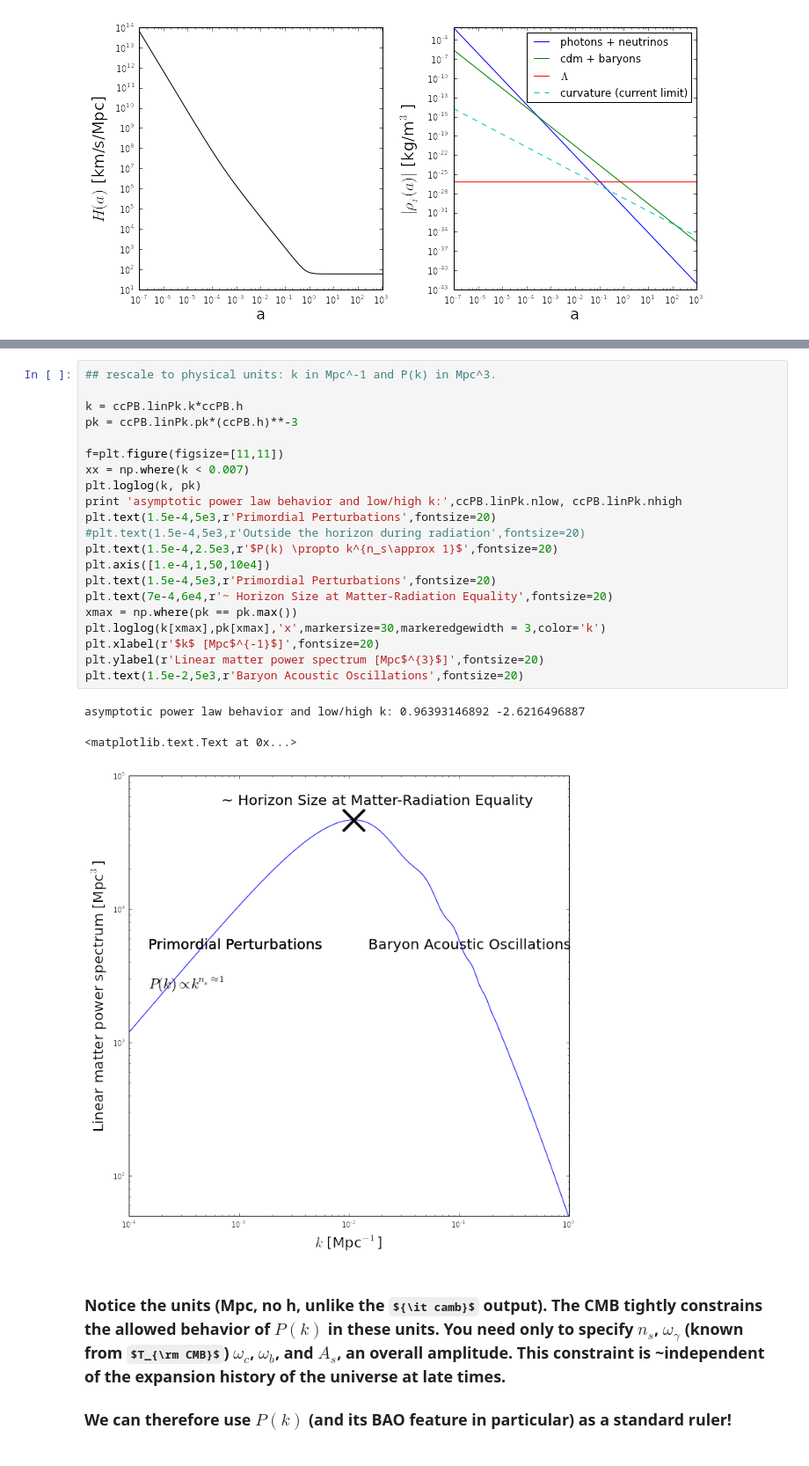
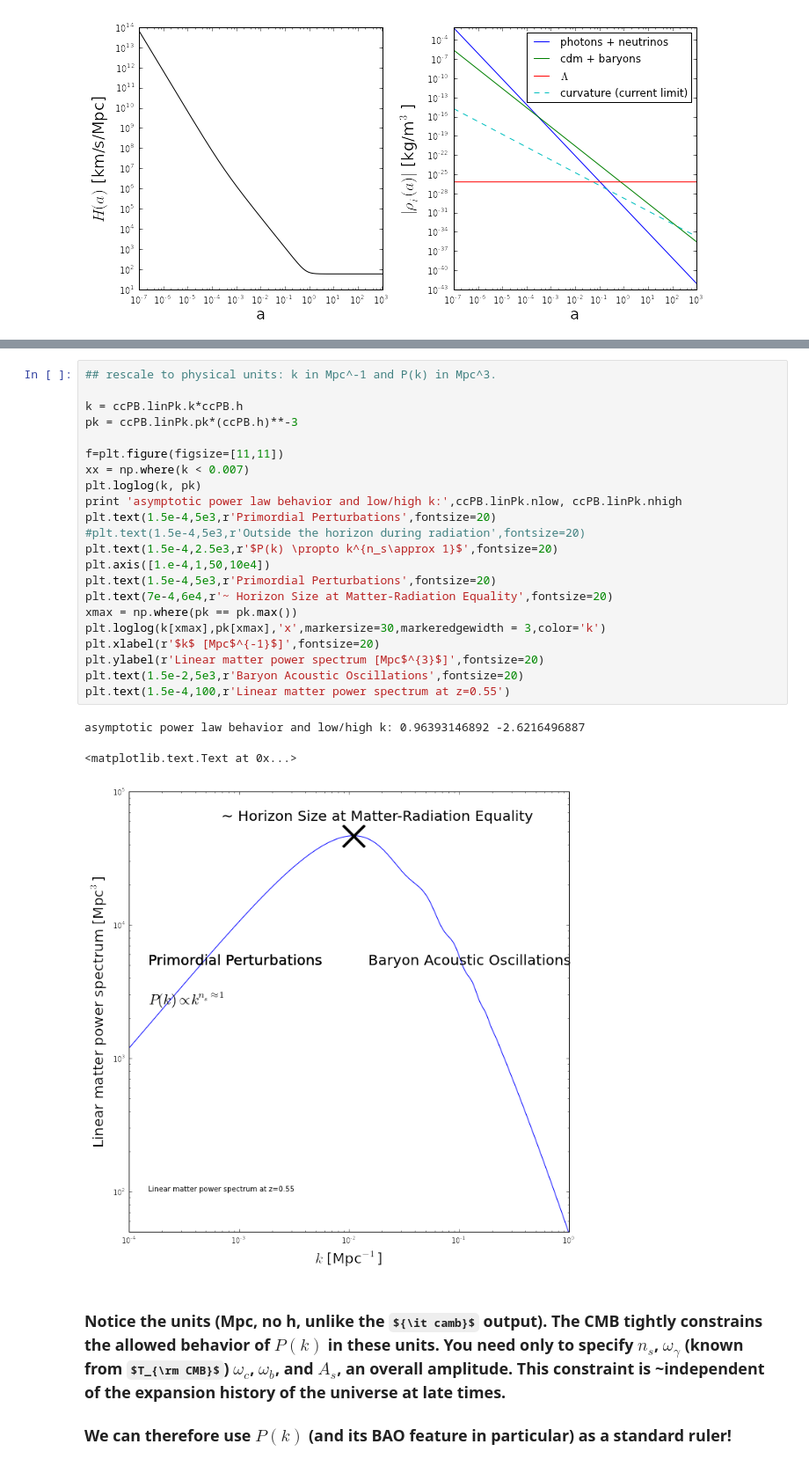
Before and after one commit to bareid/Trieste, a Jupyter notebook: TriesteReid1.ipynb, the cells around one changed output, grey strips where cells are left out. Shown at 88% size. Cells and saved outputs as stored; diff of their text form; some formulas as TeX source.

```diff
--- a/TriesteReid1.ipynb
+++ b/TriesteReid1.ipynb
@@ -419,28 +443,29 @@ print ccPB.og + ccPB.onu(1.), ccPB.ocb, ccPB.oDE
 # %%
 ## rescale to physical units: k in Mpc^-1 and P(k) in Mpc^3.
 
 k = ccPB.linPk.k*ccPB.h
 pk = ccPB.linPk.pk*(ccPB.h)**-3
 
 f=plt.figure(figsize=[11,11])
 xx = np.where(k < 0.007)
 plt.loglog(k, pk)
 print 'asymptotic power law behavior and low/high k:',ccPB.linPk.nlow, ccPB.linPk.nhigh
 plt.text(1.5e-4,5e3,r'Primordial Perturbations',fontsize=20)
 #plt.text(1.5e-4,5e3,r'Outside the horizon during radiation',fontsize=20)
 plt.text(1.5e-4,2.5e3,r'$P(k) \propto k^{n_s\approx 1}$',fontsize=20)
 plt.axis([1.e-4,1,50,10e4])
 plt.text(1.5e-4,5e3,r'Primordial Perturbations',fontsize=20)
 plt.text(7e-4,6e4,r'~ Horizon Size at Matter-Radiation Equality',fontsize=20)
 xmax = np.where(pk == pk.max())
 plt.loglog(k[xmax],pk[xmax],'x',markersize=30,markeredgewidth = 3,color='k')
 plt.xlabel(r'$k$ [Mpc$^{-1}$]',fontsize=20)
 plt.ylabel(r'Linear matter power spectrum [Mpc$^{3}$]',fontsize=20)
 plt.text(1.5e-2,5e3,r'Baryon Acoustic Oscillations',fontsize=20)
+plt.text(1.5e-4,100,r'Linear matter power spectrum at z=0.55')
 # %% [output]
 asymptotic power law behavior and low/high k: 0.96393146892 -2.6216496887
 <matplotlib.text.Text at 0x...>
-[figure, old version]
+[figure, new version]
 # %% [markdown]
 ### Notice the units (Mpc, no h, unlike the ${\it camb}$ output).  The CMB tightly constrains the allowed behavior of $P(k)$ in these units.  You need only to specify $n_s$, $\omega_\gamma$ (known from $T_{\rm CMB}$) $\omega_c$, $\omega_b$, and $A_s$, an overall amplitude.  This constraint is ~independent of the expansion history of the universe at late times.
 
```
Also changed, not shown: parts of 12 cells of this notebook.
